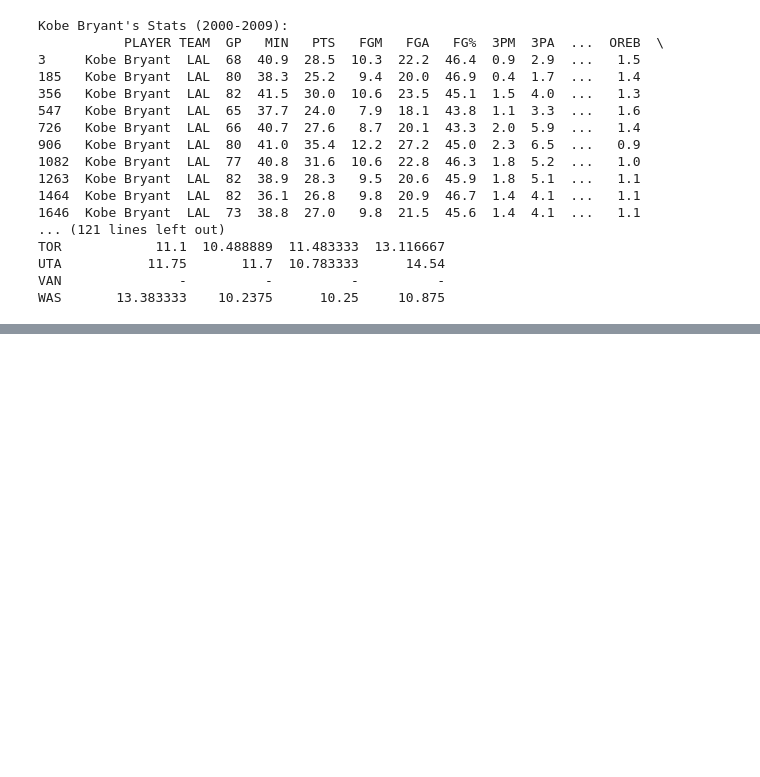
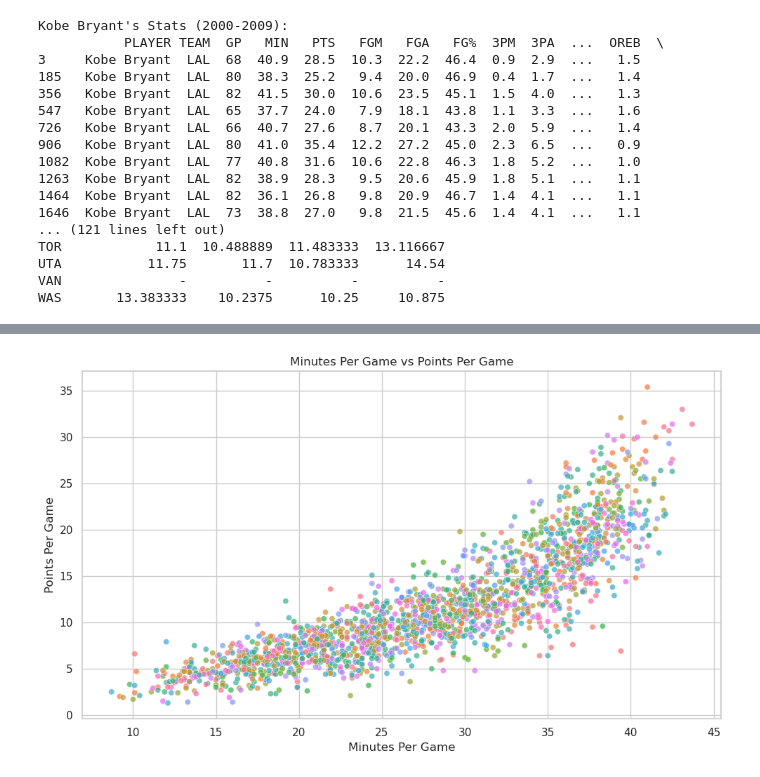
Before and after one commit to mchenrep/cis4930-sp26-project-group-17, a Jupyter notebook: analysis.ipynb, the cells around one changed output, grey strips where cells are left out. Saved outputs shown, nothing was run; the diff lists cells and outputs as text; code cells hidden in the pictures; blank space fills up the shorter version.

```diff
--- a/analysis.ipynb
+++ b/analysis.ipynb
@@ -116,0 +178,14 @@ WAS       13.383333    10.2375      10.25     10.875
+# %%
+#scatterplot
+fig, ax = plt.subplots(figsize=(10, 6))
+sns.scatterplot(data=df, x="MIN", y="PTS", hue="TEAM", alpha=0.7, ax=ax, legend=False)
+
+ax.set_title("Minutes Per Game vs Points Per Game")
+ax.set_xlabel("Minutes Per Game")
+ax.set_ylabel("Points Per Game")
+
+fig.tight_layout()
+fig.savefig("figures/min_vs_pts_scatter.png", dpi=300)
+plt.show()
+# %% [output]
+[figure, added]
```
Also changed, not shown: parts of 6 cells of this notebook.
